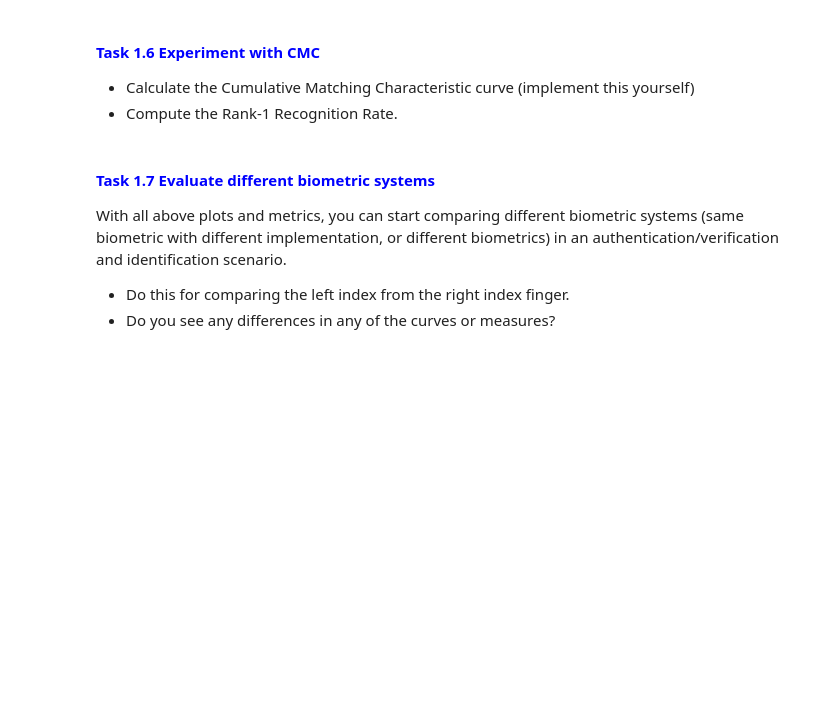
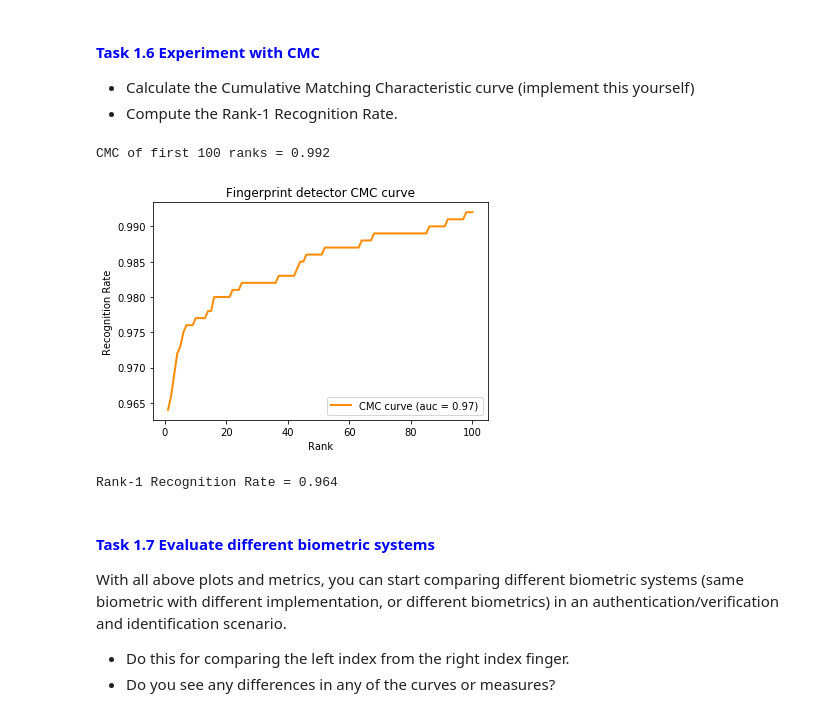
Before and after one commit to JesusGarciaRamirez/Biometrics, a Jupyter notebook: BioAssigment1/assignment_1.ipynb, the cells around one changed output. Saved outputs shown, nothing was run; the diff lists cells and outputs as text; code cells hidden in the pictures; blank space fills up the shorter version.

Commit message:
computed correctly sim mat and add plot cmc

```diff
--- a/BioAssigment1/assignment_1.ipynb
+++ b/BioAssigment1/assignment_1.ipynb
@@ -529,4 +530,32 @@ class CMC (object):
                             you have computed the cumulative frequencies")
         else:
             return self.cumulative_freq[rank-1]
+
+    def plot_CMC_curve(self):
+        try:
+            self.is_defined("cumulative_freq")
+        except:
+            self.compute_CMC_curve()
+        ranks_arr=range(1,self.n_ranks+1)
+        CMC_auc=auc(ranks_arr,self.cumulative_freq)/self.n_ranks
+        plt.plot(ranks_arr, self.cumulative_freq, color='darkorange',
+                lw=2, label='CMC curve (auc = %0.2f)' % CMC_auc)
+        plt.xlabel('Rank')
+        plt.ylabel('Recognition Rate')
+        plt.title('Fingerprint detector CMC curve')
+        plt.legend(loc="lower right")
+        plt.show()
+# %%
+similarity_matrix_total=li_similarity_matrix.add(ri_similarity_matrix,fill_value=0)
+# %%
+# 1) compute the CMC for the first ±100 ranks
+n_ranks = 100
+cmc_obj=CMC(similarity_matrix_total)
+print(f"CMC of first 100 ranks = {cmc_obj._get_rank_cmc(n_ranks)}")
+# %% [output]
+CMC of first 100 ranks = 0.992
+# %%
+cmc_obj.plot_CMC_curve()
+# %% [output]
+[figure, added]
 # %%
@@ -536,6 +562,9 @@ n_ranks = 100
 # 2) plot the probability of recognition in function of the rank
 # %%
 """compute the Rank-1 Recognition Rate."""
+print(f"Rank-1 Recognition Rate = {cmc_obj._get_rank_cmc(1)}")
+# %% [output]
+Rank-1 Recognition Rate = 0.964
 # %% [markdown]
 #### <font color=blue> Task 1.7 Evaluate different biometric systems
 
```
Also changed, not shown: parts of 12 cells of this notebook, 1 other file.
